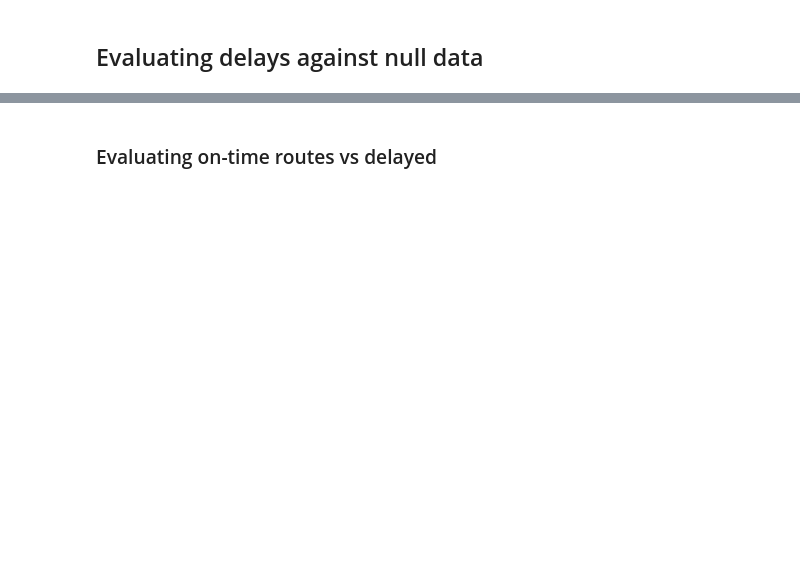
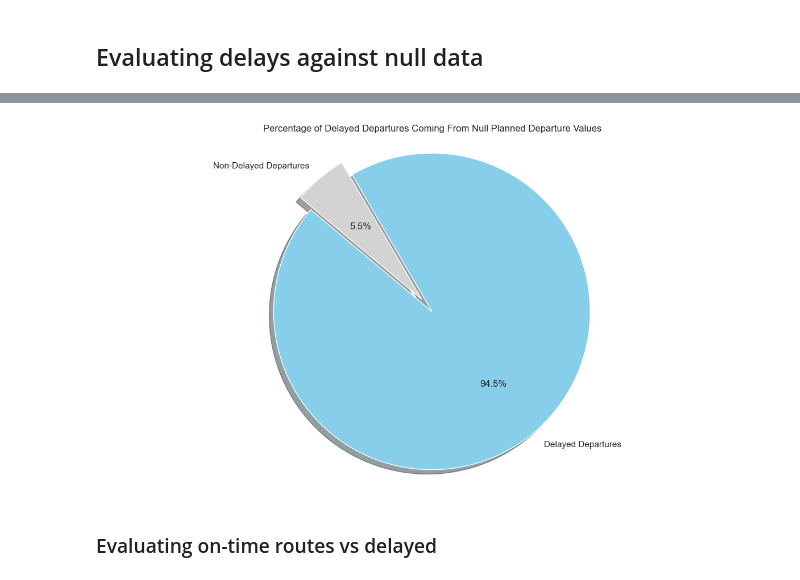
Before and after one commit to nirmalaJ21/https-github.com-nirmalaJ21-FinalProjectRailData, a Jupyter notebook: EDA Notebooks/Live Data EDA.ipynb, the cells around one changed output, grey strips where cells are left out. Cells and saved outputs as stored; diff of their text form; code cells hidden in the pictures; blank space fills up the shorter version.

```diff
--- a/EDA Notebooks/Live Data EDA.ipynb
+++ b/EDA Notebooks/Live Data EDA.ipynb
@@ -326,19 +395,21 @@ plt.show()
 # %%
 true_delayed_departures = delayed_departures[True]
 true_null_planned_departures = null_counts_planned_departure[True]
 percentage_dep = (true_null_planned_departures / true_delayed_departures) * 100
 
 # Create a pie chart
-labels = ['Delayed Arrivals', 'Non-Delayed Arrivals']
+labels = ['Delayed Departures', 'Non-Delayed Departures']
 sizes = [percentage_dep, 100 - percentage_dep]  # Complement to 100%
 colors = ['skyblue', 'lightgray']
 explode = (0.1, 0)  # explode 1st slice
 
 plt.pie(sizes, explode=explode, labels=labels, colors=colors, autopct='%1.1f%%', shadow=True, startangle=140)
 plt.axis('equal')  # Equal aspect ratio ensures that pie is drawn as a circle.
 
-plt.title("Percentage of True Delayed Arrivals Among True Null Planned Arrivals")
+plt.title("Percentage of Delayed Departures Coming From Null Planned Departure Values")
 plt.show()
+# %% [output]
+[figure, added]
 # %% [markdown]
 ### Evaluating on-time routes vs delayed
 # %%
```
Also changed, not shown: parts of 31 cells of this notebook.
